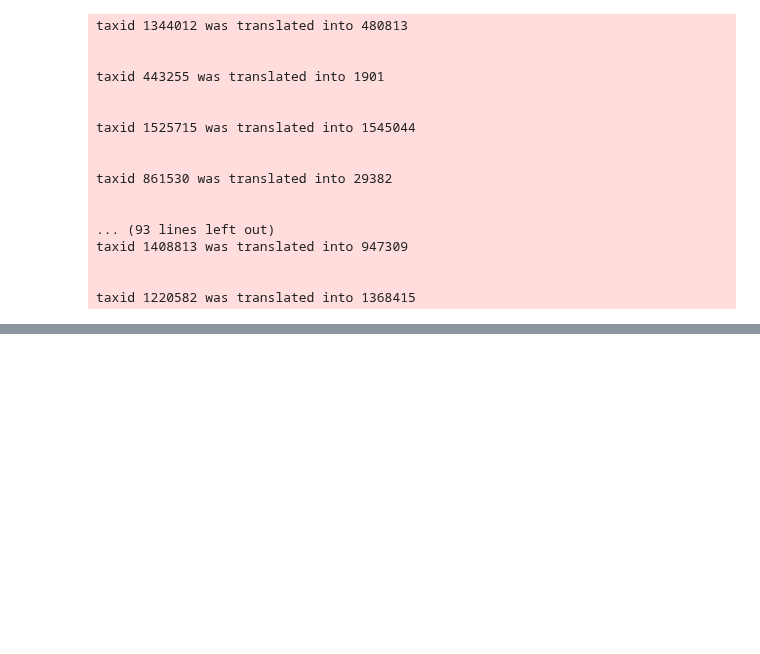
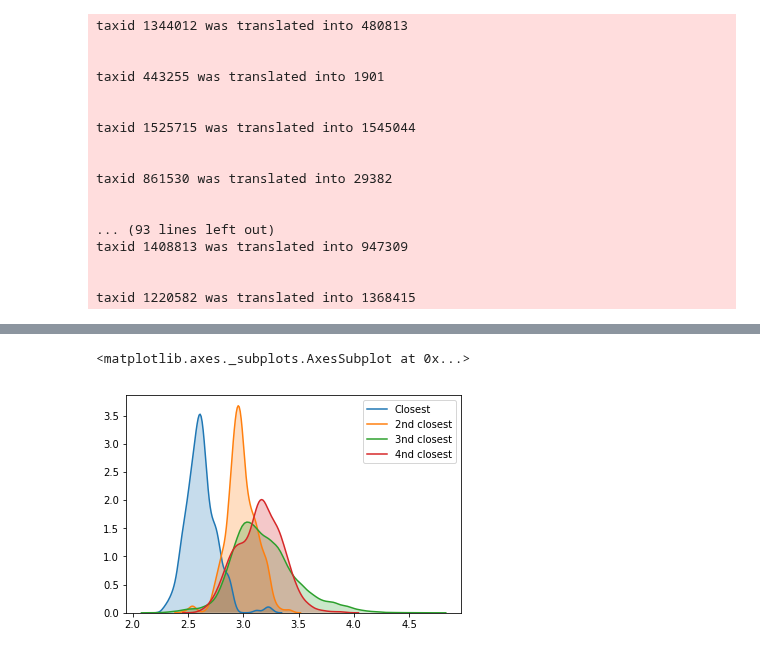
Before and after one commit to lthiberiol/jupyter_notebooks, a Jupyter notebook: eggNOG_transfers/find_transfers-bbh.ipynb, the cells around one changed output, grey strips where cells are left out. Drawn from its saved outputs; the diff is of its cells as text; code cells hidden in the pictures; blank space fills up the shorter version.

```diff
--- a/eggNOG_transfers/find_transfers-bbh.ipynb
+++ b/eggNOG_transfers/find_transfers-bbh.ipynb
@@ -278,0 +428,8 @@ get_phyla_evol_distances('COG0499')
+# %%
+sns.kdeplot(test[1][0].iloc[0, 2], shade=True, label='Closest')
+sns.kdeplot(test[1][0].iloc[1, 2], shade=True, label='2nd closest')
+sns.kdeplot(test[1][0].iloc[2, 2], shade=True, label='3nd closest')
+sns.kdeplot(test[1][0].iloc[3, 2], shade=True, label='4nd closest')
+# %% [output]
+<matplotlib.axes._subplots.AxesSubplot at 0x...>
+[figure, added]
```
Also changed, not shown: parts of 55 cells of this notebook.
